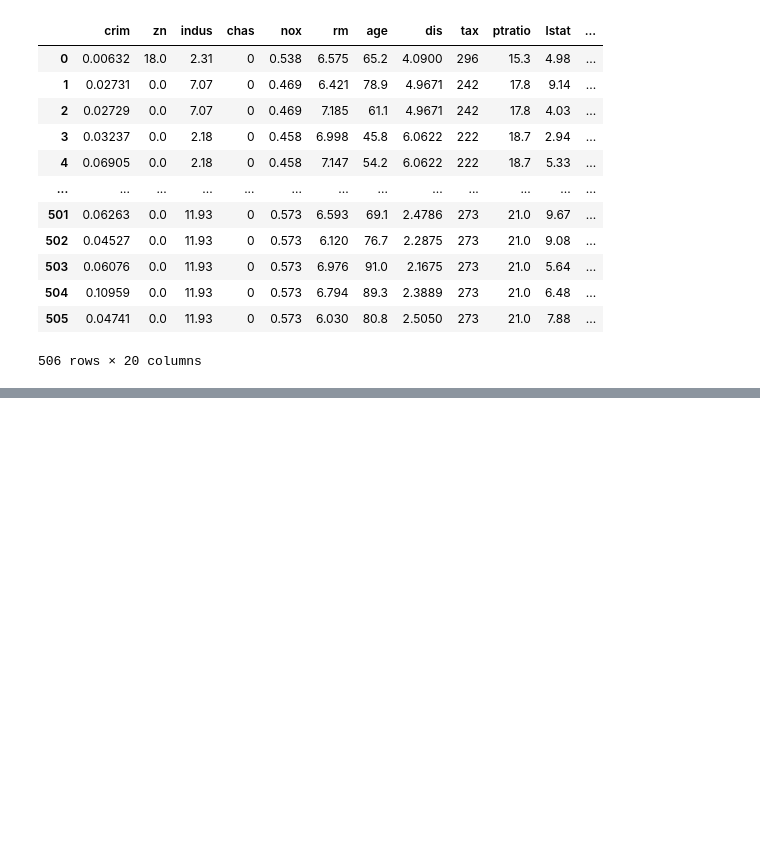
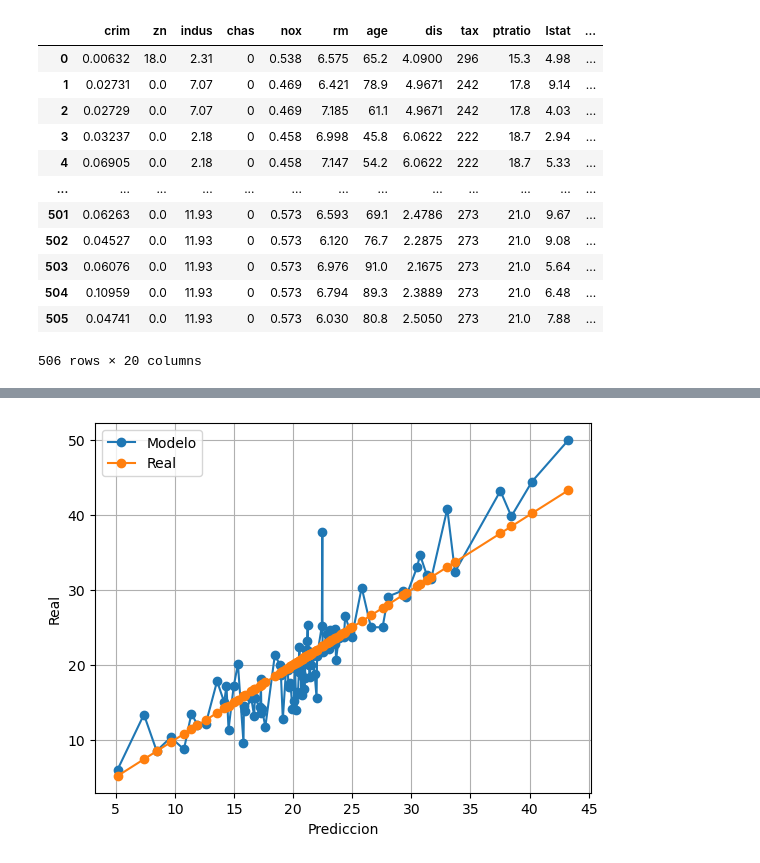
Before and after one commit to Rolando1708/Analisis_de_Aprendizaje_Estadistico, a Jupyter notebook: Parcial 1/Examen_practico_RolandoFortanell.ipynb, the cells around one changed output, grey strips where cells are left out. Drawn from its saved outputs; the diff is of its cells as text; code cells hidden in the pictures; blank space fills up the shorter version.

```diff
--- a/Parcial 1/Examen_practico_RolandoFortanell.ipynb
+++ b/Parcial 1/Examen_practico_RolandoFortanell.ipynb
@@ -337,0 +396,4 @@ X['lstat']=np.log(X['lstat'])
+# %%
+calibracion(predicciones_poly3_fe, y_test, bins=100)
+# %% [output]
+[figure, added]
```
Also changed, not shown: parts of 7 cells of this notebook.
